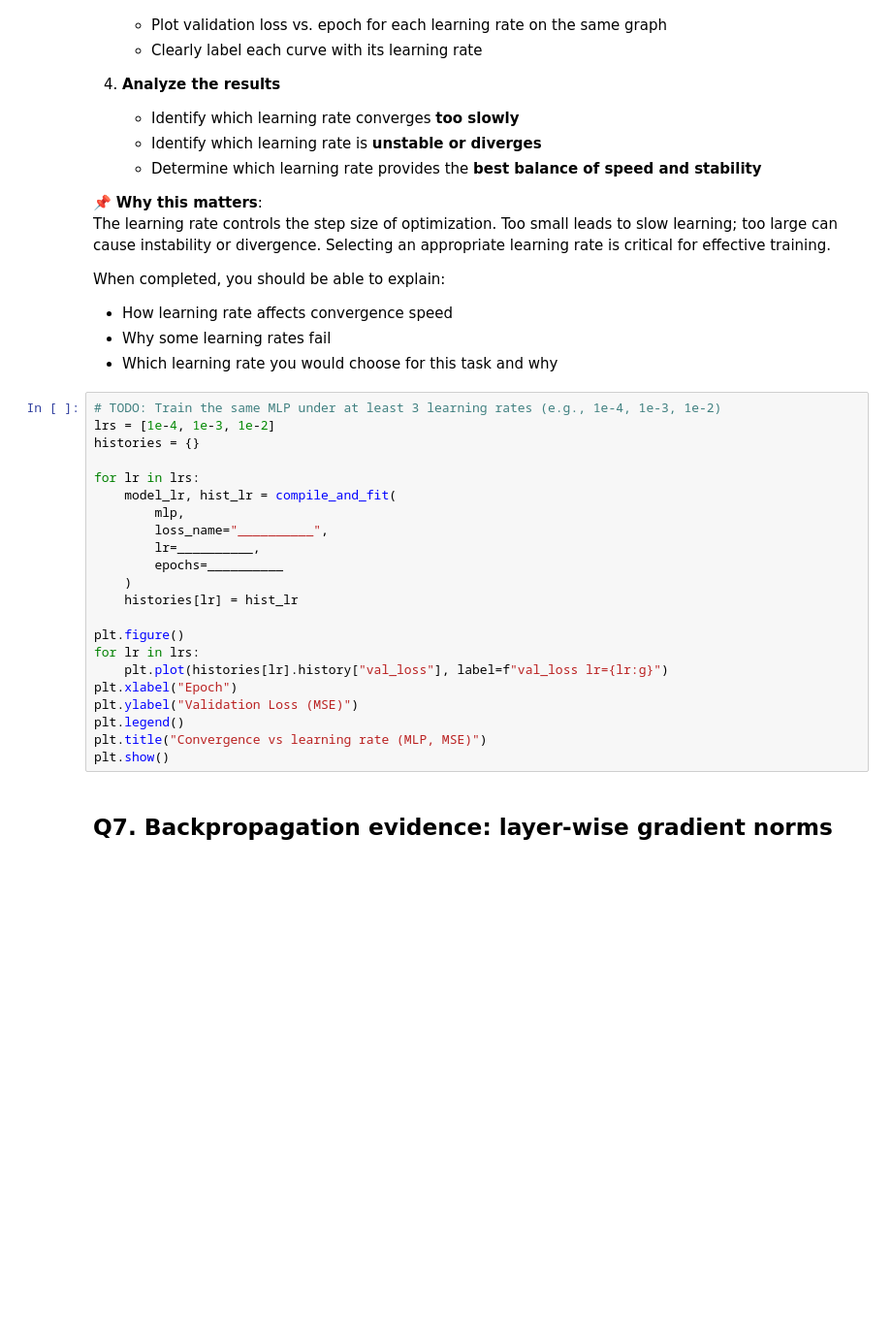
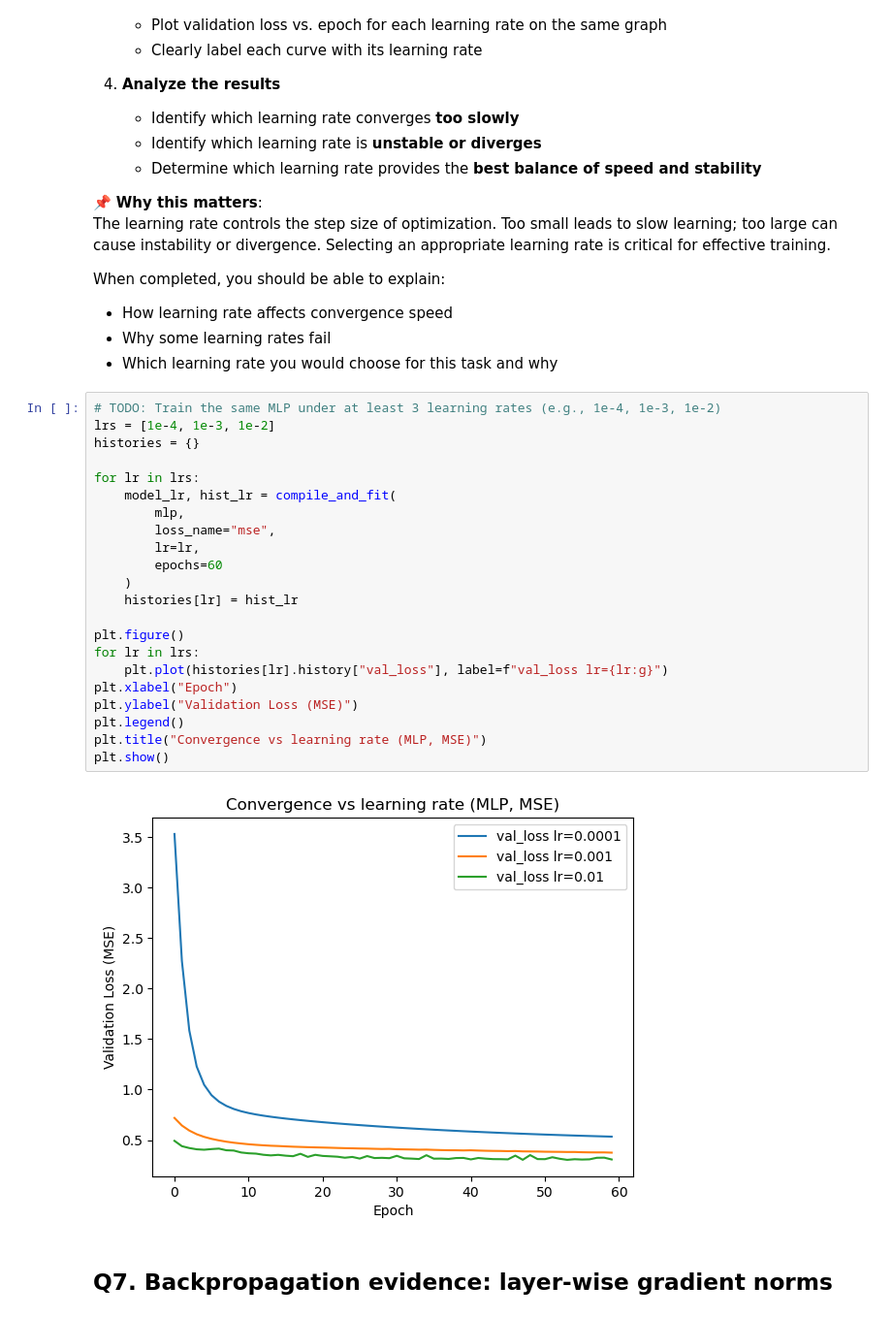
Before and after one commit to SabinaLucy/Machine-Learning_EE5841, a Jupyter notebook: a1.ipynb, the cells around one changed output. Shown at 97% size. Cells and saved outputs as stored; diff of their text form; blank space fills up the shorter version.

```diff
--- a/a1.ipynb
+++ b/a1.ipynb
@@ -357,25 +360,27 @@ When completed, you should be able to explain:
 # %%
 # TODO: Train the same MLP under at least 3 learning rates (e.g., 1e-4, 1e-3, 1e-2)
 lrs = [1e-4, 1e-3, 1e-2]
 histories = {}
 
 for lr in lrs:
     model_lr, hist_lr = compile_and_fit(
         mlp,
-        loss_name="__________",
-        lr=__________,
-        epochs=__________
+        loss_name="mse",
+        lr=lr,
+        epochs=60
     )
     histories[lr] = hist_lr
 
 plt.figure()
 for lr in lrs:
     plt.plot(histories[lr].history["val_loss"], label=f"val_loss lr={lr:g}")
 plt.xlabel("Epoch")
 plt.ylabel("Validation Loss (MSE)")
 plt.legend()
 plt.title("Convergence vs learning rate (MLP, MSE)")
 plt.show()
+# %% [output]
+[figure, added]
 # %% [markdown]
 ## Q7. Backpropagation evidence: layer-wise gradient norms
 # %% [markdown]
```
Also changed, not shown: parts of 3 cells of this notebook.
